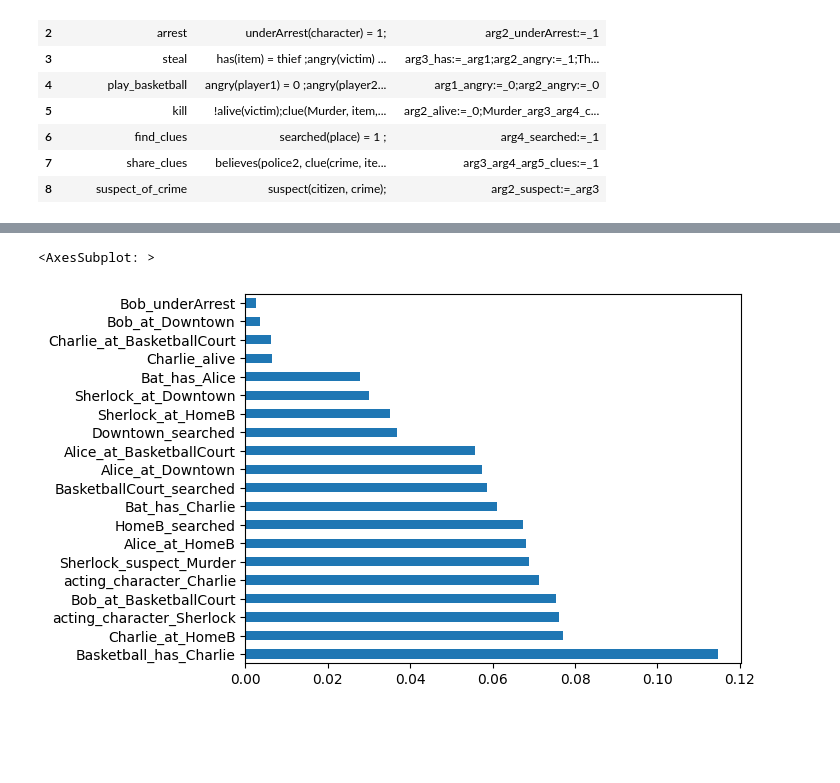
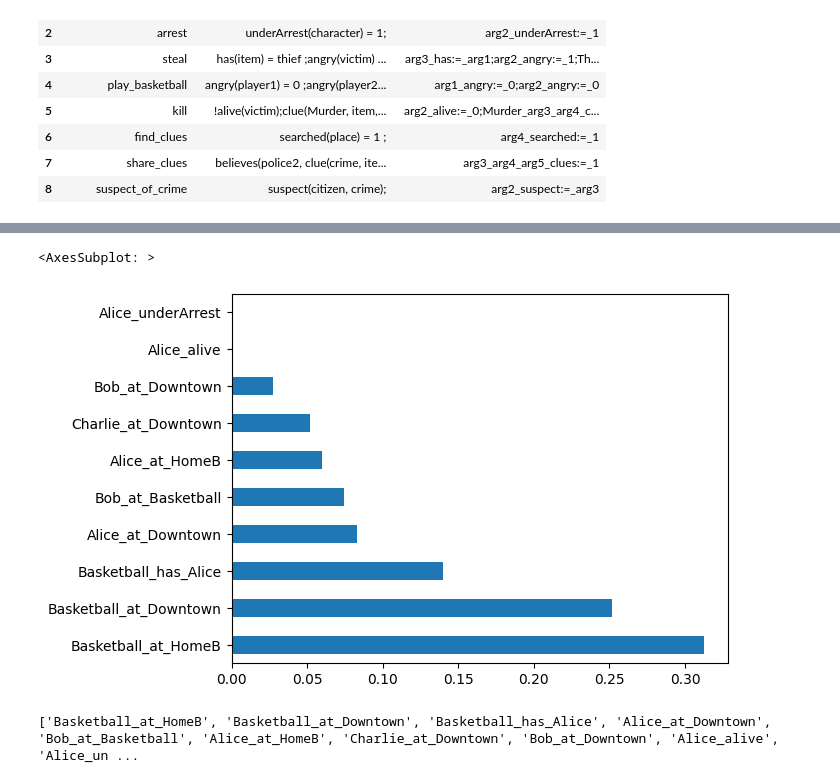
Before and after one commit to KacperBabiak/narrative_system, a Jupyter notebook: prototype/create_triggers.ipynb, the cells around one changed output, grey strips where cells are left out. Cells and saved outputs as stored; diff of their text form; code cells hidden in the pictures; blank space fills up the shorter version.

```diff
--- a/prototype/create_triggers.ipynb
+++ b/prototype/create_triggers.ipynb
@@ -146,0 +215,7 @@ df
+# %%
+df = df[ df['result'].str.contains('_at:=')]
+df = df[ df['acting_char']=='Alice' ]
+#df = df[ df['Basketball_has']=='Alice' ]
+#df = df[ df['Alice_angry']==1 ]
+#df = df[ df['Alice_at']=='Downtown' ]
+#df= df.head(2)
@@ -219,3 +345,3 @@ df2
 # %%
 y = df.result
-X = df.drop('result',axis=1)
+X = df.drop(['result','time','scenario'],axis=1)
@@ -222,8 +364,14 @@ X = df.drop('result',axis=1)
 # %%
 X_train, X_test, y_train, y_test = train_test_split(
-    X, y, test_size=0.05, random_state=0)
+    X, y, test_size=0.4, random_state=0)
 # %%
-clf = DecisionTreeClassifier(random_state=12345, max_depth=5,class_weight='balanced')
+clf = DecisionTreeClassifier(random_state=12345,
+                             criterion='gini',
+                               max_depth=6,
+
+                               min_samples_split=10,
+                               min_samples_leaf=10,
+                               max_features=10)
 model = clf.fit(X_train,y_train)
 y_pred = model.predict(X_test)
 # get importance
@@ -235,9 +383,13 @@ Accuracy: 0.5784313725490197
 # %%
 feat_importances = pd.Series(model.feature_importances_, index=X.columns)
-feat_importances.nlargest(20).plot(kind='barh')
+feat_importances.nlargest(10).plot(kind='barh')
 # %% [output]
 <AxesSubplot: >
-[figure, old version]
+[figure, new version]
+# %%
+print(list(feat_importances.nlargest(10).index))
+# %% [output]
+['Basketball_at_HomeB', 'Basketball_at_Downtown', 'Basketball_has_Alice', 'Alice_at_Downtown', 'Bob_at_Basketball', 'Alice_at_HomeB', 'Charlie_at_Downtown', 'Bob_at_Downtown', 'Alice_alive', 'Alice_un ...
 # %%
 importance = model.feature_importances_
 # summarize feature importance
```
Also changed, not shown: parts of 59 cells of this notebook, 43 other files.
